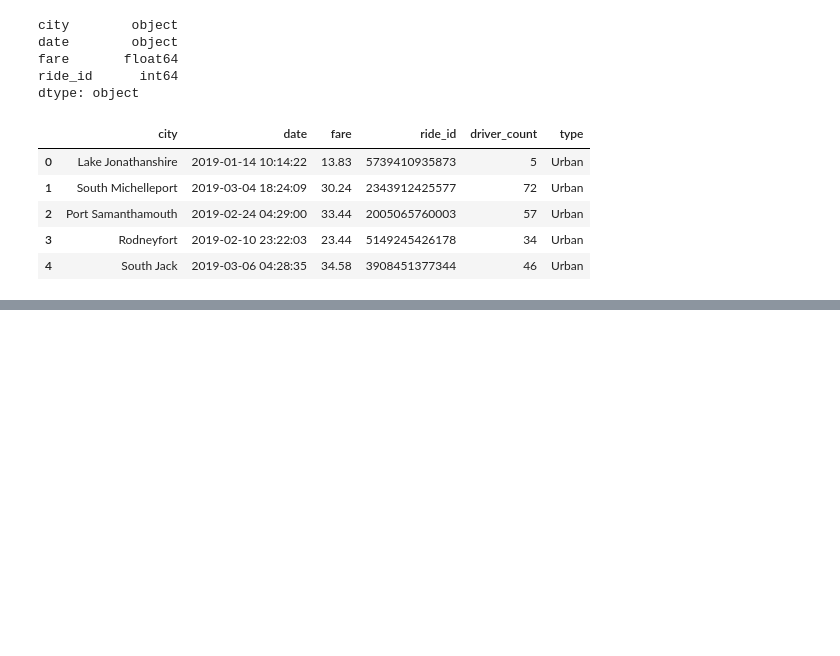
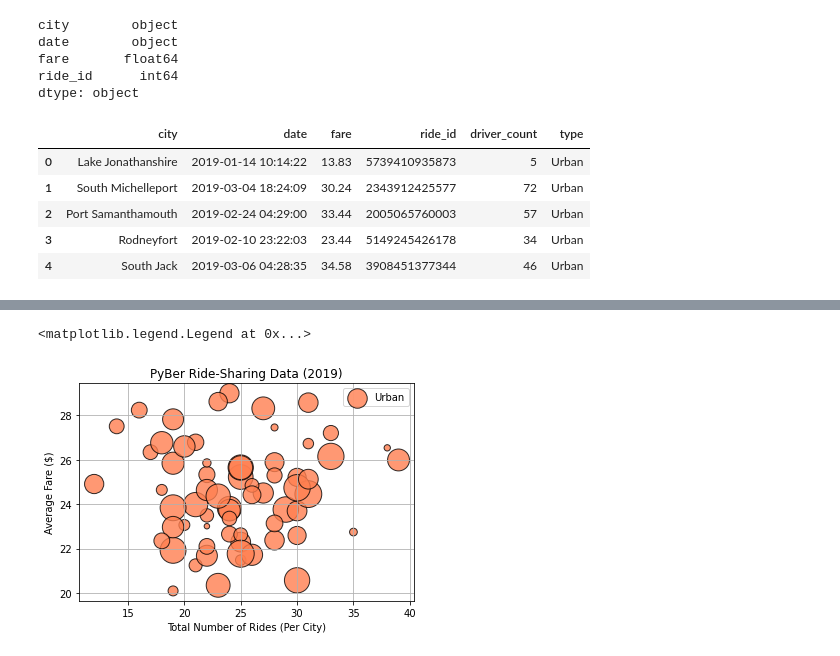
Before and after one commit to rickystuart1/Pyber_Analysis, a Jupyter notebook: PyBer.ipynb, the cells around one changed output, grey strips where cells are left out. Drawn from its saved outputs; the diff is of its cells as text; code cells hidden in the pictures; blank space fills up the shorter version.

Commit message:
uploading scatter plot with Pyber ride sharing data 2019

```diff
--- a/PyBer.ipynb
+++ b/PyBer.ipynb
@@ -98,3 +98,7 @@ pyber_data_df.head()
 | 2 | Port Samanthamouth | 2019-02-24 04:29:00 | 33.44 | 2005065760003 | 57 | Urban |
 | 3 | Rodneyfort | 2019-02-10 23:22:03 | 23.44 | 5149245426178 | 34 | Urban |
 | 4 | South Jack | 2019-03-06 04:28:35 | 34.58 | 3908451377344 | 46 | Urban |
+# %%
+#need to seperate cities into their own df
+urban_cities_df = pyber_data_df[pyber_data_df['type'] == "Urban"]
+urban_cities_df.head()
@@ -100,0 +123,4 @@ pyber_data_df.head()
+# %%
+#get number of rides for urban cities
+urban_ride_count = urban_cities_df.groupby(['city']).count()['ride_id']
+urban_ride_count.head()
@@ -100,0 +138,4 @@ pyber_data_df.head()
+# %%
+#get average fare for each city in urban cities
+urban_avg_fare = urban_cities_df.groupby(['city']).mean()['fare']
+urban_avg_fare.head()
@@ -100,0 +153,4 @@ pyber_data_df.head()
+# %%
+# get average # of driver per city by type
+urban_driver_count = urban_cities_df.groupby(['city']).mean()['driver_count']
+urban_driver_count.head()
@@ -100,0 +168,13 @@ pyber_data_df.head()
+# %%
+plt.scatter(urban_ride_count, urban_avg_fare,
+            s = 10 * urban_driver_count, c = 'coral',
+            edgecolor = 'black', linewidth = 1,
+            alpha = 0.8, label = 'Urban')
+plt.title('PyBer Ride-Sharing Data (2019)')
+plt.ylabel('Average Fare ($)')
+plt.xlabel('Total Number of Rides (Per City)')
+plt.grid(True)
+plt.legend()
+# %% [output]
+<matplotlib.legend.Legend at 0x...>
+[figure, added]
```
Also changed, not shown: parts of 11 cells of this notebook, 1 other file.
